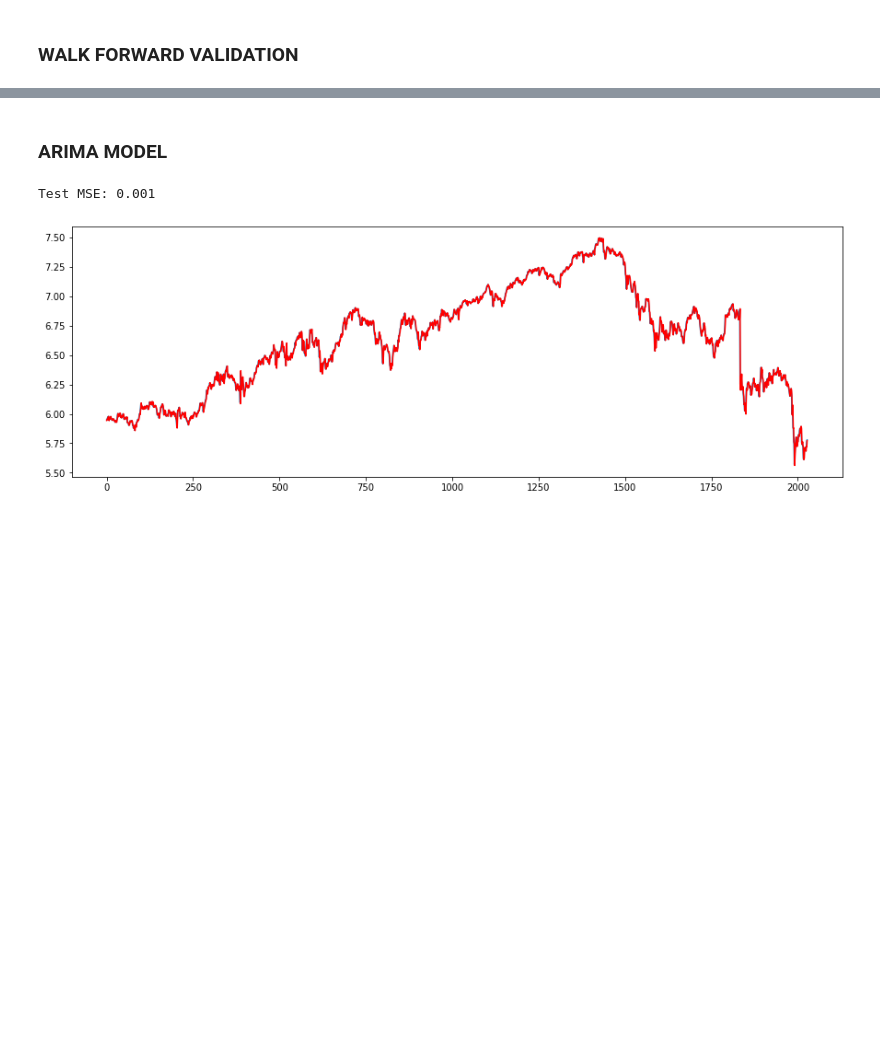
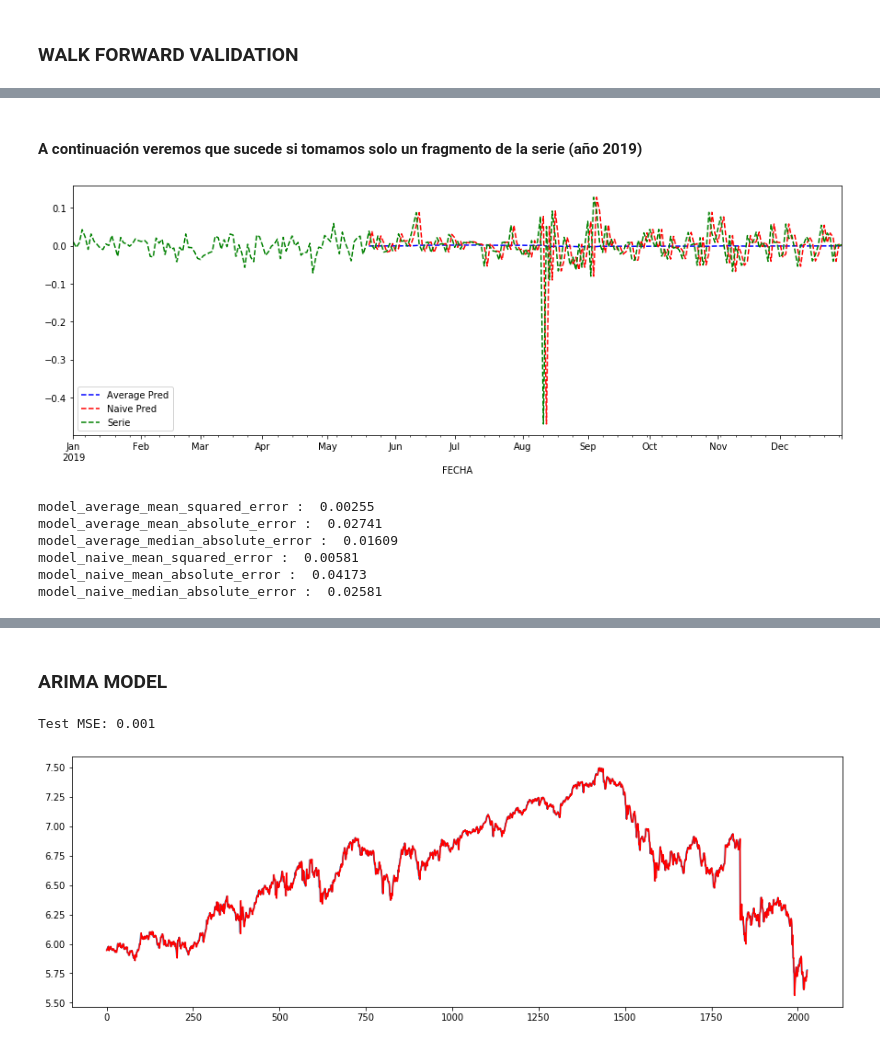
Before and after one commit to Martin317/mentoria-prediccion-indices-financieros, a Jupyter notebook: TP3IntroduccionML/EnunciadoTP3IntroML.ipynb, the cells around one changed output, grey strips where cells are left out. Cells and saved outputs as stored; diff of their text form; code cells hidden in the pictures; blank space fills up the shorter version.

```diff
--- a/TP3IntroduccionML/EnunciadoTP3IntroML.ipynb
+++ b/TP3IntroduccionML/EnunciadoTP3IntroML.ipynb
@@ -354,0 +419,28 @@ model_naive_mean_squared_error :  0.001183650047013807
+# %% [markdown]
+#### A continuación veremos que sucede si tomamos solo un fragmento de la serie (año 2019)
+# %%
+# Create a wfcv
+wfcv = WalkForwardValidation(df_ret[df_ret.index.year==2019], metrics)
+
+# Generate predictions
+wfcv.predict(model_average, 'MERV', n_train=100)
+wfcv.predict(model_naive, 'MERV', n_train=100)
+
+
+# Plot results
+plot_config = [
+        {'name': 'MERV_model_average', 'label': 'Average Pred', 'ls': '--', 'color': 'blue'},
+        {'name': 'MERV_model_naive', 'label': 'Naive Pred', 'ls': '--', 'color': 'red'}
+]
+wfcv.plot_results(plot_config, plot_col='MERV')
+
+# Show metrics
+wfcv.print_metrics()
+# %% [output]
+[figure, added]
+model_average_mean_squared_error :  0.00255
+model_average_mean_absolute_error :  0.02741
+model_average_median_absolute_error :  0.01609
+model_naive_mean_squared_error :  0.00581
+model_naive_mean_absolute_error :  0.04173
+model_naive_median_absolute_error :  0.02581
```
Also changed, not shown: parts of 21 cells of this notebook.
